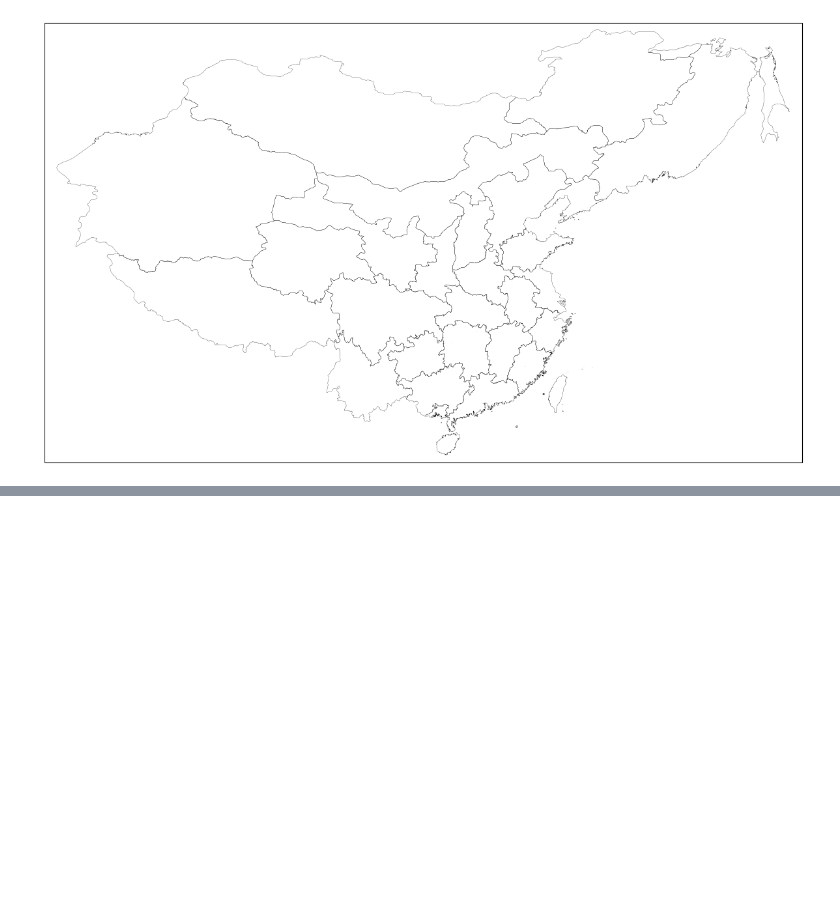
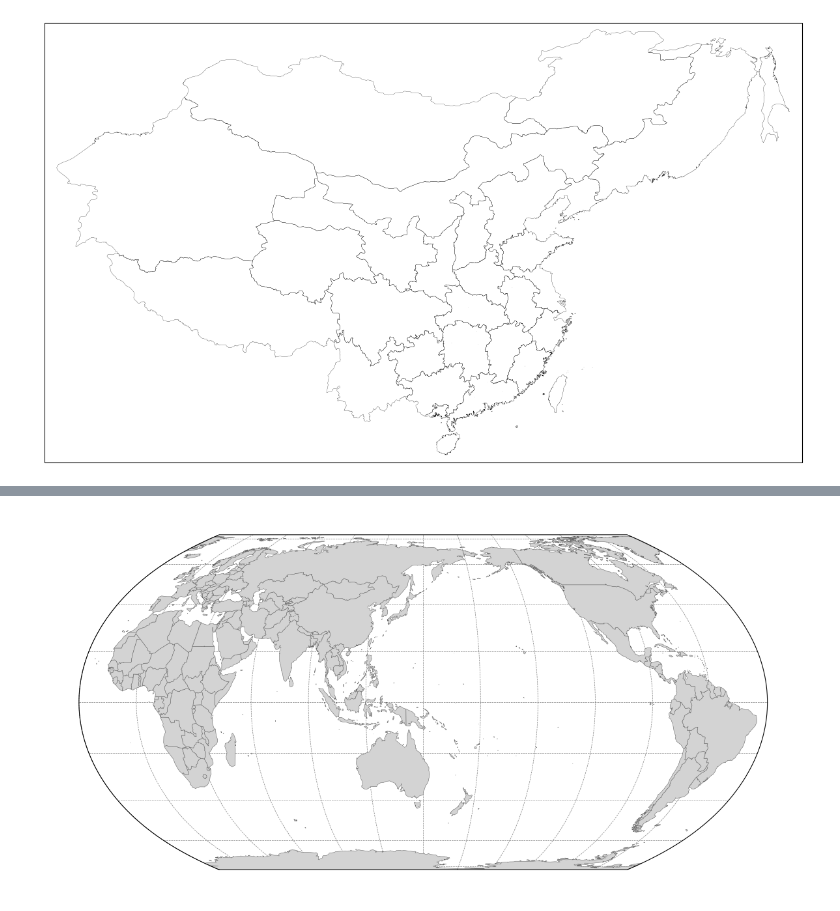
Before and after one commit to gestepoa/pythonmap, a Jupyter notebook: map_testing.ipynb, the cells around one changed output, grey strips where cells are left out. Drawn from its saved outputs; the diff is of its cells as text; code cells hidden in the pictures; blank space fills up the shorter version.

Commit message:
pyproj投影实现，winkel tripel投影实现，世界地图投影方法汇总

```diff
--- a/map_testing.ipynb
+++ b/map_testing.ipynb
@@ -314,0 +362,80 @@ plt.show()
+# %%
+import geopandas as gpd
+import matplotlib.pyplot as plt
+import numpy as np
+from pyproj import Transformer
+import shapely
+
+# 1. 完美的 PROJ 字符串定义
+# +lat_1=50.467 : 标准纬线，控制地图整体不会过宽
+# +R=6371000    : 强制使用半径为 6371km 的标准球体，防止椭球体造成畸变
+proj_str = "+proj=eqearth +lon_0=150"
+# proj_str = "+proj=merc +lon_0=150"
+
+transformer = Transformer.from_crs("EPSG:4326", proj_str, always_xy=True)
+bbox = shapely.box(-180, -85, 180, 85)
+
+world = gpd.read_file('./worldmap4/world8859.geojson')
+# world['geometry'] = world['geometry'].buffer(0)
+# world = world.clip(bbox)
+world_wintri = world.to_crs(proj_str)
+border = gpd.read_file('./line/worldmap8859/未定国界.geojson')
+border = border.to_crs(proj_str)
+Kashmir = gpd.read_file('./line/worldmap8859/克什米尔_面.geojson')
+Kashmir = Kashmir.to_crs(proj_str)
+PILine1 = gpd.read_file('./line/worldmap8859/印巴停火线part1.geojson')
+PILine1 = PILine1.to_crs(proj_str)
+
+
+fig, ax = plt.subplots(1, 1, figsize=(15, 10))
+
+# ---------------- 关键修复点 ----------------
+# 强制保持 X轴 和 Y轴 坐标的物理比例为 1:1，绝对禁止拉伸！
+ax.set_aspect('equal')
+# --------------------------------------------
+
+# 绘制陆地多边形
+world_wintri.plot(ax=ax, color="lightgray", edgecolor='dimgray', linewidth=0.4, zorder=2)
+border.plot(ax=ax, color='#C1C1C1', edgecolor='#C1C1C1', linewidth=0.2, zorder=2)
+Kashmir.plot(ax=ax, color='lightgray', edgecolor='dimgray', linewidth=0.4, linestyle='-', zorder=2)
+PILine1.plot(ax=ax, color='dimgray', edgecolor='dimgray', linewidth=0.4, linestyle='--', zorder=2)
+
+# 计算经度范围
+lon_min, lon_max = 150 - 179.999, 150 + 179.999
+
+# 绘制纬线 (每 20 度)
+for lat in range(-80, 81, 20):
+    lons = np.linspace(lon_min, lon_max, 100)
+    lats = np.full_like(lons, lat)
+    x, y = transformer.transform(lons, lats)
+    ax.plot(x, y, color='gray', linestyle='--', linewidth=0.5, zorder=1)
+
+# 绘制经线 (每 30 度)
+for lon in range(-30, 331, 30):
+    lats = np.linspace(-89.999, 89.999, 100)
+    lons = np.full_like(lats, lon)
+    x, y = transformer.transform(lons, lats)
+    ax.plot(x, y, color='gray', linestyle='--', linewidth=0.5, zorder=1)
+
+# 绘制地球最外围轮廓框
+boundary_lons = np.concatenate([
+    np.linspace(lon_min, lon_max, 100),
+    np.full(100, lon_max),
+    np.linspace(lon_max, lon_min, 100),
+    np.full(100, lon_min)
+])
+boundary_lats = np.concatenate([
+    np.full(100, -89.999),
+    np.linspace(-89.999, 89.999, 100),
+    np.full(100, 89.999),
+    np.linspace(89.999, -89.999, 100)
+])
+
+bx, by = transformer.transform(boundary_lons, boundary_lats)
+ax.plot(bx, by, color='black', linewidth=0.8, zorder=3)
+
+ax.set_axis_off()
+# plt.savefig('MercatorWorldMap.png', dpi=1200, bbox_inches='tight')
+plt.show()
+# %% [output]
+[figure, added]
```
Also changed, not shown: parts of 1 cell of this notebook, 24 other files.
